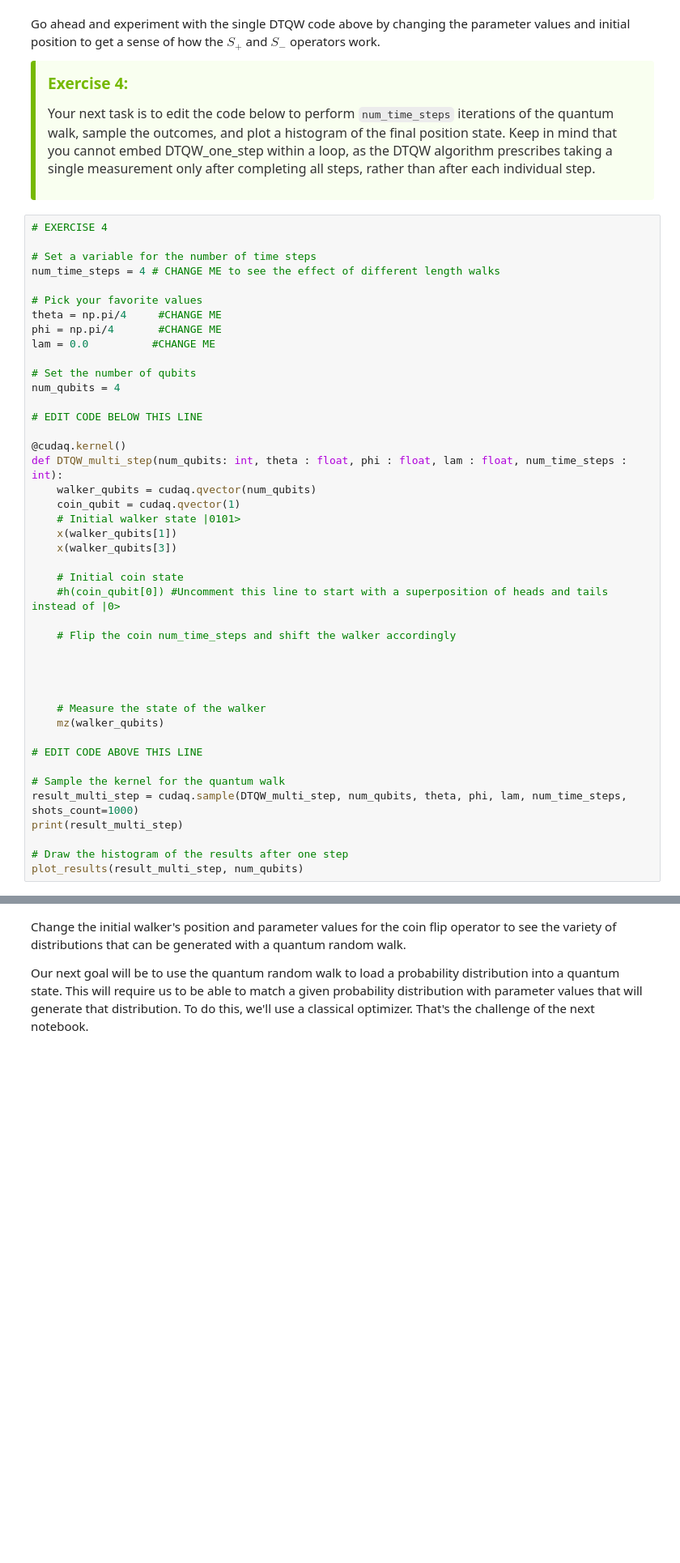
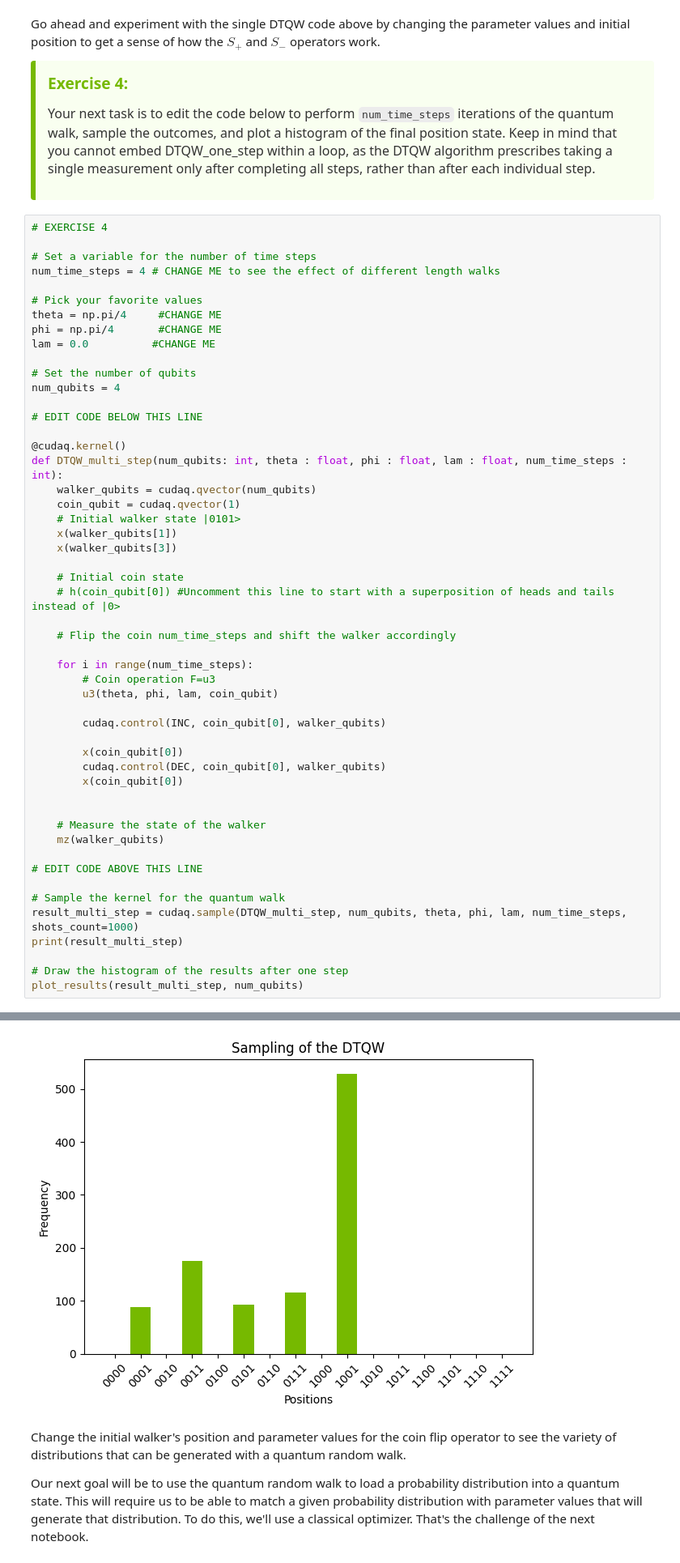
Before and after one commit to hansikaweerasena/QSimPlay, a Jupyter notebook: CUDA-Q/quick-start-to-quantum/03_quick_start_to_quantum.ipynb, the cells around one changed output, grey strips where cells are left out. Shown at 81% size. Cells and saved outputs as stored; diff of their text form; blank space fills up the shorter version.

Commit message:
discrete time quantum random walk done

```diff
--- a/CUDA-Q/quick-start-to-quantum/03_quick_start_to_quantum.ipynb
+++ b/CUDA-Q/quick-start-to-quantum/03_quick_start_to_quantum.ipynb
@@ -492,11 +513,19 @@ def DTQW_multi_step(num_qubits: int, theta : float, phi : float, lam : float, nu
     x(walker_qubits[3])
 
     # Initial coin state
-    #h(coin_qubit[0]) #Uncomment this line to start with a superposition of heads and tails instead of |0>
+    # h(coin_qubit[0]) #Uncomment this line to start with a superposition of heads and tails instead of |0>
 
     # Flip the coin num_time_steps and shift the walker accordingly
 
+    for i in range(num_time_steps):
+        # Coin operation F=u3
+        u3(theta, phi, lam, coin_qubit)
 
+        cudaq.control(INC, coin_qubit[0], walker_qubits)
+
+        x(coin_qubit[0])
+        cudaq.control(DEC, coin_qubit[0], walker_qubits)
+        x(coin_qubit[0])
 
 
     # Measure the state of the walker
@@ -510,3 +539,4 @@ print(result_multi_step)
 
 # Draw the histogram of the results after one step
 plot_results(result_multi_step, num_qubits)
+# %% [output]
@@ -513,3 +544,4 @@ plot_results(result_multi_step, num_qubits)
+[figure, added]
 # %% [markdown]
 Change the initial walker's position and parameter values for the coin flip operator to see the variety of distributions that can be generated with a quantum random walk.
 
```
Also changed, not shown: parts of 4 cells of this notebook.
